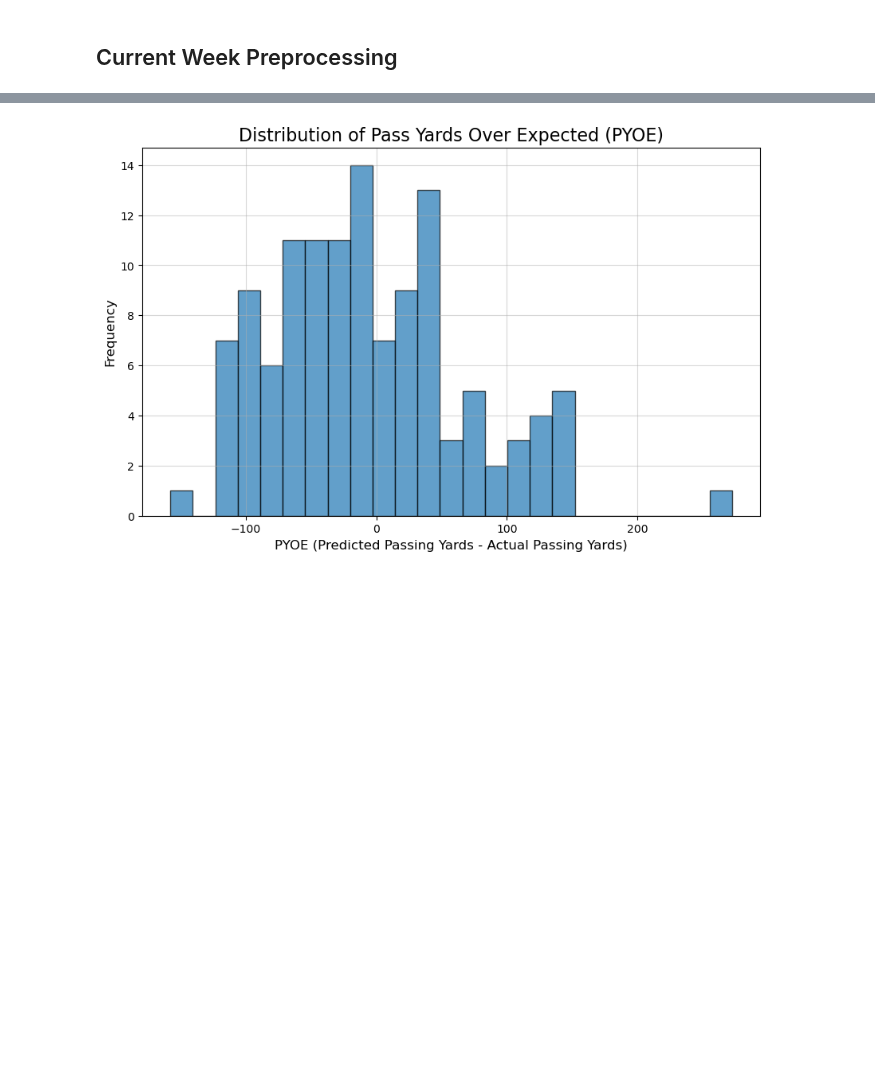
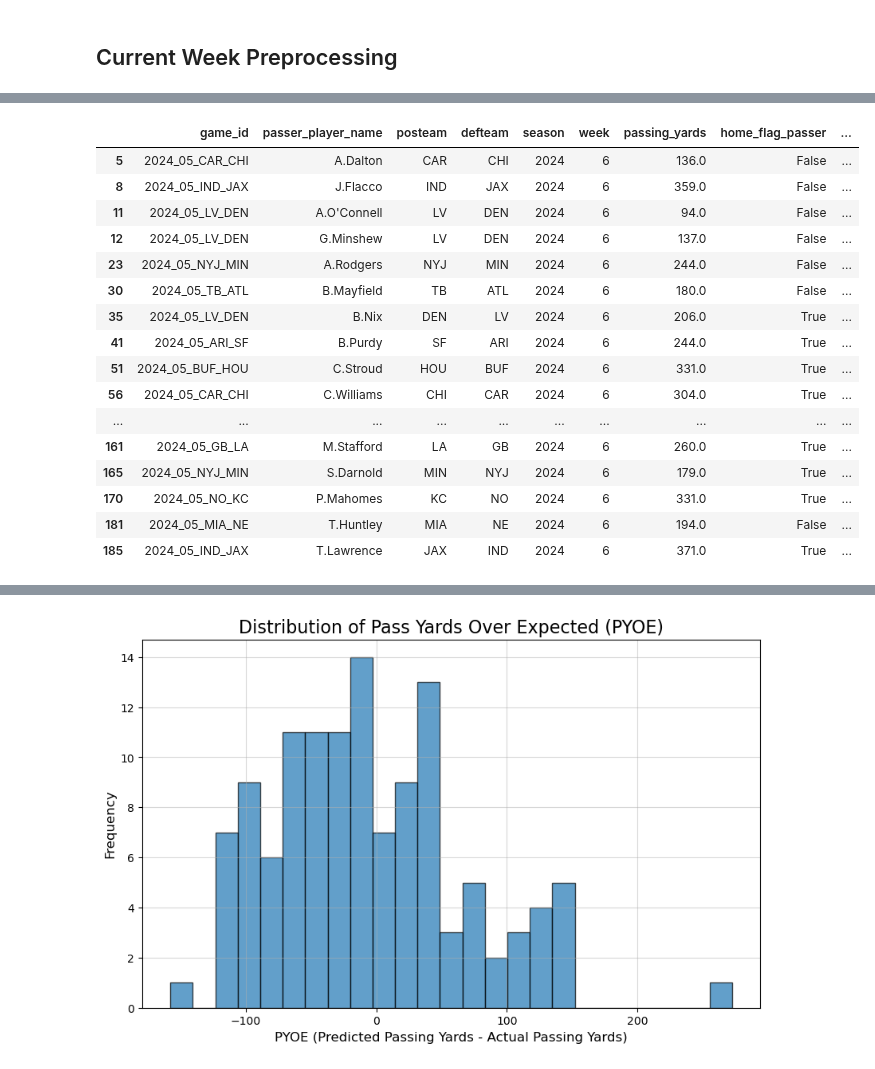
Before and after one commit to bhuggard/CheckTheCover, a Jupyter notebook: testnocom.ipynb, the cells around one changed output, grey strips where cells are left out. Drawn from its saved outputs; the diff is of its cells as text; code cells hidden in the pictures; blank space fills up the shorter version.

```diff
--- a/testnocom.ipynb
+++ b/testnocom.ipynb
@@ -568,0 +575,11 @@ def calculate_ewma_tester_def(defense_df):
+# %%
+prediction_set_defense = def_cleaner(prediction_set_defense_nc)
+# %%
+# Merge the defense and passer dataframes together
+prediction_set = prediction_set_passer.merge(prediction_set_defense, how='inner', on=['defteam', 'season', 'week', 'roof', 'surface'], suffixes=('_passer', '_defense'))
+
+# Get rid of flukey rows
+filtered_prediction_set = prediction_set[(prediction_set['pass_attempts'] > 8) & (prediction_set['passing_yards'] >= 10)]
+
+#Ford Field is empty, you hate to see that
+filtered_prediction_set['surface'].replace('', 'fieldturf', inplace=True)
@@ -568,0 +591,2 @@ def calculate_ewma_tester_def(defense_df):
+# %%
+filtered_prediction_set = filtered_prediction_set[filtered_prediction_set['week'] == filtered_prediction_set['week'].max()]
@@ -568,0 +600,2 @@ def calculate_ewma_tester_def(defense_df):
+# %%
+filtered_prediction_set['week'] = filtered_prediction_set['week'] + 1
@@ -568,0 +624,20 @@ def calculate_ewma_tester_def(defense_df):
+# %%
+filtered_prediction_set.drop(columns = ['game_id', 'passing_yards', 'home_flag_passer', 'pass_attempts', ''])
+# %% [output]
+|  | game_id | passer_player_name | posteam | defteam | season | week | passing_yards | home_flag_passer | ... |
+| 5 | 2024_05_CAR_CHI | A.Dalton | CAR | CHI | 2024 | 6 | 136.0 | False | ... |
+| 8 | 2024_05_IND_JAX | J.Flacco | IND | JAX | 2024 | 6 | 359.0 | False | ... |
+| 11 | 2024_05_LV_DEN | A.O'Connell | LV | DEN | 2024 | 6 | 94.0 | False | ... |
+| 12 | 2024_05_LV_DEN | G.Minshew | LV | DEN | 2024 | 6 | 137.0 | False | ... |
+| 23 | 2024_05_NYJ_MIN | A.Rodgers | NYJ | MIN | 2024 | 6 | 244.0 | False | ... |
+| 30 | 2024_05_TB_ATL | B.Mayfield | TB | ATL | 2024 | 6 | 180.0 | False | ... |
+| 35 | 2024_05_LV_DEN | B.Nix | DEN | LV | 2024 | 6 | 206.0 | True | ... |
+| 41 | 2024_05_ARI_SF | B.Purdy | SF | ARI | 2024 | 6 | 244.0 | True | ... |
+| 51 | 2024_05_BUF_HOU | C.Stroud | HOU | BUF | 2024 | 6 | 331.0 | True | ... |
+| 56 | 2024_05_CAR_CHI | C.Williams | CHI | CAR | 2024 | 6 | 304.0 | True | ... |
+| ... | ... | ... | ... | ... | ... | ... | ... | ... | ... |
+| 161 | 2024_05_GB_LA | M.Stafford | LA | GB | 2024 | 6 | 260.0 | True | ... |
+| 165 | 2024_05_NYJ_MIN | S.Darnold | MIN | NYJ | 2024 | 6 | 179.0 | True | ... |
+| 170 | 2024_05_NO_KC | P.Mahomes | KC | NO | 2024 | 6 | 331.0 | True | ... |
+| 181 | 2024_05_MIA_NE | T.Huntley | MIA | NE | 2024 | 6 | 194.0 | False | ... |
+| 185 | 2024_05_IND_JAX | T.Lawrence | JAX | IND | 2024 | 6 | 371.0 | True | ... |
```
Also changed, not shown: parts of 16 cells of this notebook.
